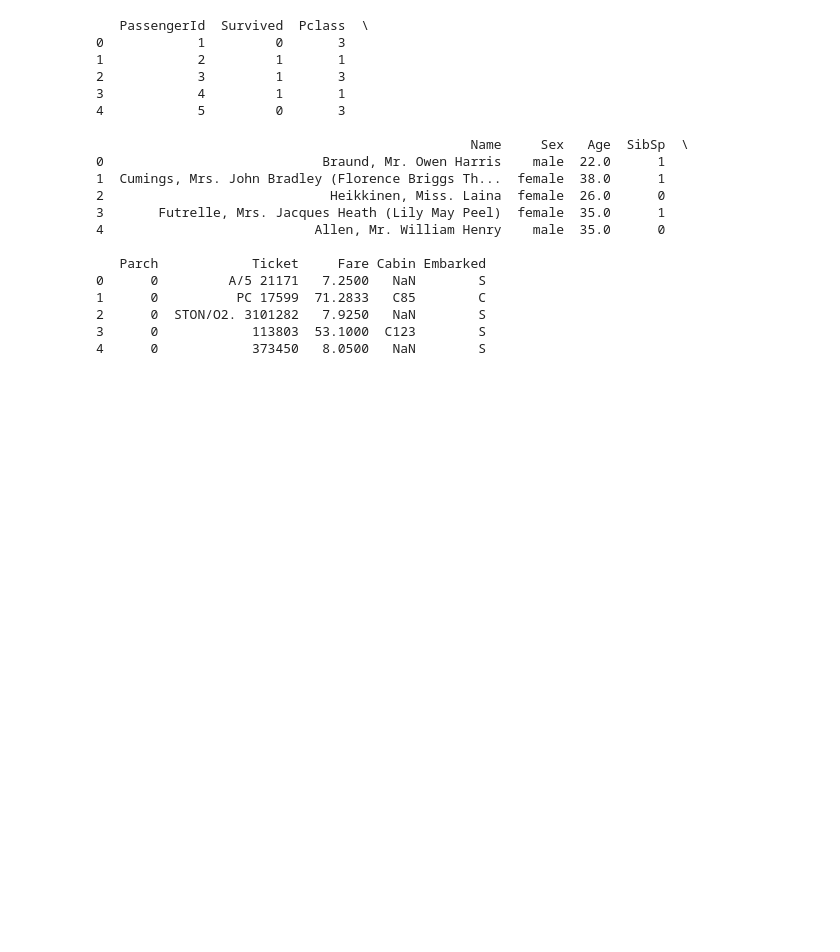
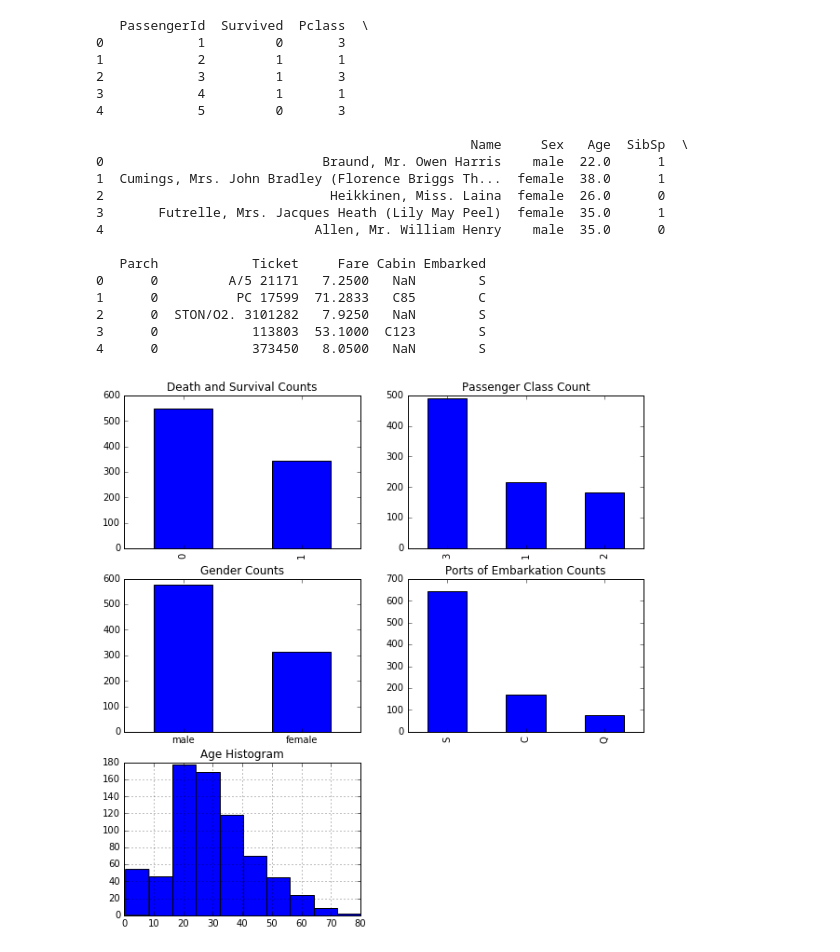
Before and after one commit to nitroctano/titanic, a Jupyter notebook: data_wrangling.ipynb, the cells around one changed output. Drawn from its saved outputs; the diff is of its cells as text; code cells hidden in the pictures; blank space fills up the shorter version.

```diff
--- a/data_wrangling.ipynb
+++ b/data_wrangling.ipynb
@@ -35,3 +36,33 @@ print df_train.head()
 2      0  STON/O2. 3101282   7.9250   NaN        S
 3      0            113803  53.1000  C123        S
 4      0            373450   8.0500   NaN        S
+# %%
+#Set up a grid of plot
+fig=plt.figure(figsize=fizsize_with_subplots);
+fig_dims=(3,2)
+
+#Plot death and survival counts
+plt.subplot2grid(fig_dims,(0,0))
+df_train['Survived'].value_counts().plot(kind='bar',title='Death and Survival Counts')
+
+#Plot pclass counts
+plt.subplot2grid(fig_dims,(0,1))
+df_train['Pclass'].value_counts().plot(kind='bar',title='Passenger Class Count')
+
+#Plot Sex counts
+plt.subplot2grid(fig_dims,(1,0))
+df_train['Sex'].value_counts().plot(kind='bar',title='Gender Counts')
+
+plt.xticks(rotation=0)
+
+#Plot Embarked counts
+plt.subplot2grid(fig_dims,(1,1))
+df_train['Embarked'].value_counts().plot(kind='bar',title='Ports of Embarkation Counts')
+
+#Plot the Age histogram
+plt.subplot2grid(fig_dims,(2,0))
+df_train['Age'].hist()
+plt.title('Age Histogram')
+plt.show()
+# %% [output]
+[figure, added]
```
Also changed, not shown: parts of 14 cells of this notebook.
